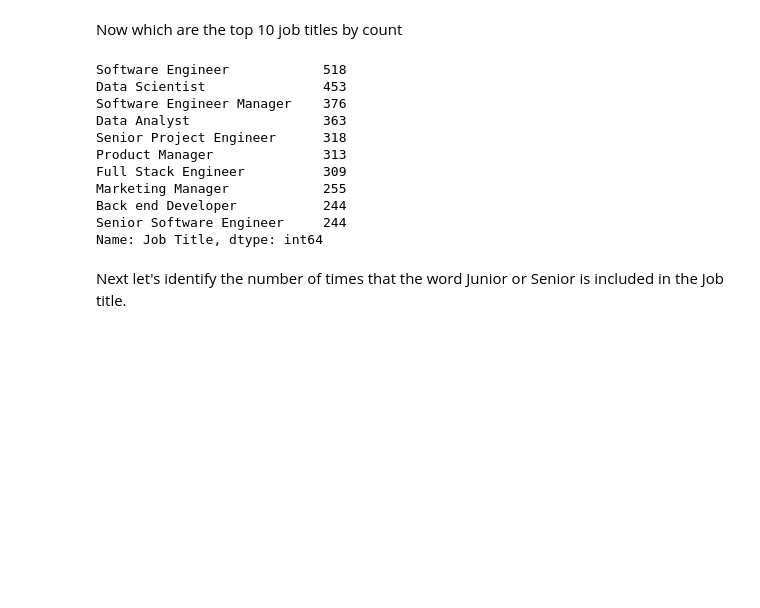
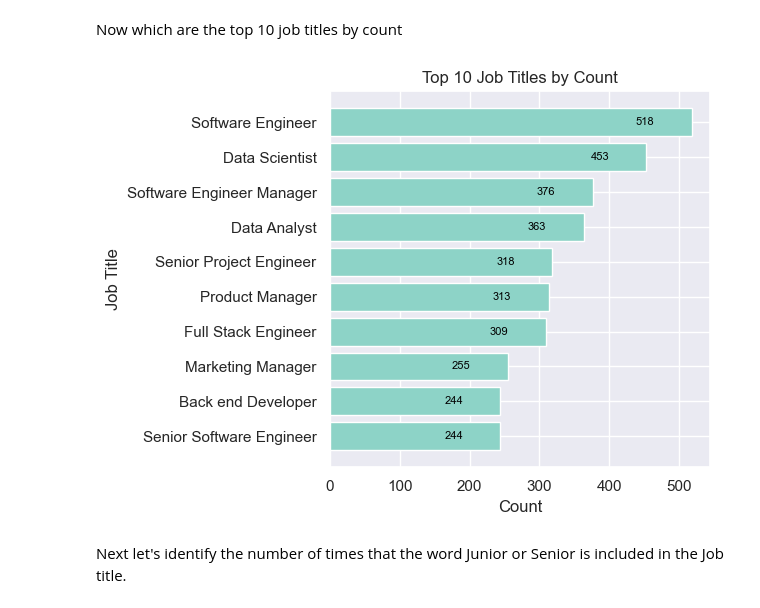
Before and after one commit to Jose5110/Data_Analysis, a Jupyter notebook: salary_data/salary_data_analysis.ipynb, the cells around one changed output. Saved outputs shown, nothing was run; the diff lists cells and outputs as text; code cells hidden in the pictures; blank space fills up the shorter version.

```diff
--- a/salary_data/salary_data_analysis.ipynb
+++ b/salary_data/salary_data_analysis.ipynb
@@ -277,24 +279,27 @@ print(f'Unique job titles: {job_titles_unique}')
 Unique job titles: 192
 # %% [markdown]
 Now which are the top 10 job titles by count
-# %%
-# Top n job titles by count
-
-top_n = 10
-top_job_titles = df['Job Title'].value_counts().nlargest(top_n)
-top_job_titles
-# %% [output]
-Software Engineer            518
-Data Scientist               453
-Software Engineer Manager    376
-Data Analyst                 363
-Senior Project Engineer      318
-Product Manager              313
-Full Stack Engineer          309
-Marketing Manager            255
-Back end Developer           244
-Senior Software Engineer     244
-Name: Job Title, dtype: int64
+# %%
+# Top n job titles by count
+
+top_n = 10
+top_job_titles = df['Job Title'].value_counts().nlargest(top_n)
+
+plt.barh(top_job_titles.index, top_job_titles.values)
+
+for i, v in enumerate(top_job_titles.values):
+    plt.text(v - 80, i, str(v), color='black', ha='left', va='center', fontsize=8)
+
+plt.xlabel('Count')
+plt.ylabel('Job Title')
+plt.title('Top {} Job Titles by Count'.format(top_n))
+
+plt.gca().invert_yaxis()
+plt.tight_layout()
+
+plt.show()
+# %% [output]
+[figure, added]
 # %% [markdown]
 Next let's identify the number of times that the word Junior or Senior is included in the Job title.
 # %%
```
Also changed, not shown: parts of 6 cells of this notebook.
